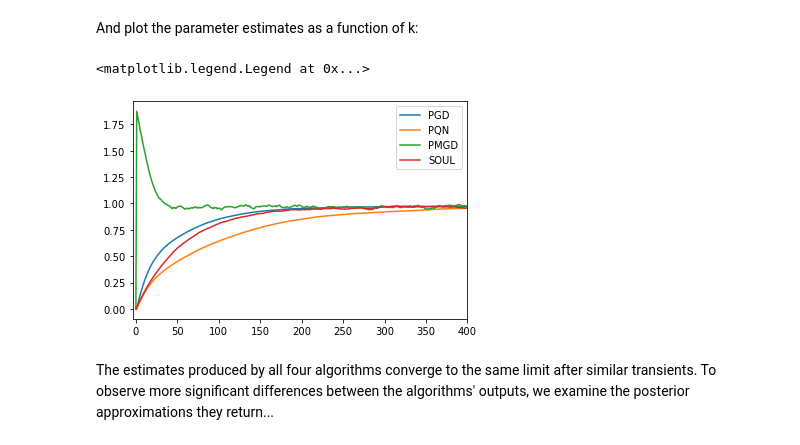
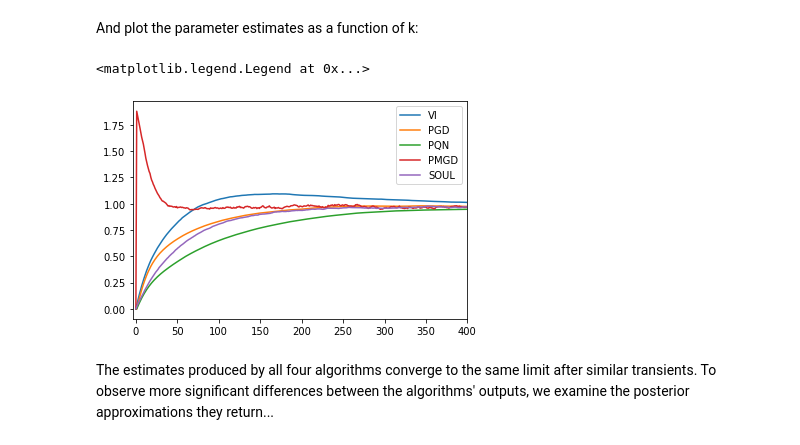
Before and after one commit to juankuntz/ParEM, a Jupyter notebook: jax/bayesian_logistic_regression.ipynb, the cells around one changed output. Saved outputs shown, nothing was run; the diff lists cells and outputs as text; code cells hidden in the pictures.

```diff
--- a/jax/bayesian_logistic_regression.ipynb
+++ b/jax/bayesian_logistic_regression.ipynb
@@ -163,6 +191,7 @@ th0 = np.array([[0]])  # Parameter estimate.
 X0 = np.zeros((D, N))  # Particle cloud.
 
 # Run algorithms:
+th_vi, X_vi, m_vi, s_vi = vi(ltrain, ftrain, h, K, N, th0, X0)
 th_pgd, X_pgd = pgd(ltrain, ftrain, h, K, N, th0, X0)
 th_pqn, X_pqn = pqn(ltrain, ftrain, h, K, N, th0, X0)
 th_pmgd, X_pmgd = pmgd(ltrain, ftrain, h, K, N, th0, X0)
@@ -170,15 +199,16 @@ th_soul, X_soul = soul(ltrain, ftrain, h, K, N, th0, X0)
 # %% [markdown]
 And plot the parameter estimates as a function of k:
 # %%
+plt.plot(th_vi, label='VI')
 plt.plot(th_pgd, label='PGD')
+plt.xlim([-K/100, K])
 plt.plot(th_pqn, label='PQN')
 plt.plot(th_pmgd, label='PMGD')
 plt.plot(th_soul, label='SOUL')
-plt.xlim([-K/100, K])
 plt.legend(loc='upper right')
 # %% [output]
 <matplotlib.legend.Legend at 0x...>
-[figure, old version]
+[figure, new version]
 # %% [markdown]
 The estimates produced by all four algorithms converge to the same limit after similar transients. To observe more significant differences between the algorithms' outputs, we examine the posterior approximations they return...
 # %% [markdown]
```
Also changed, not shown: parts of 12 cells of this notebook.
